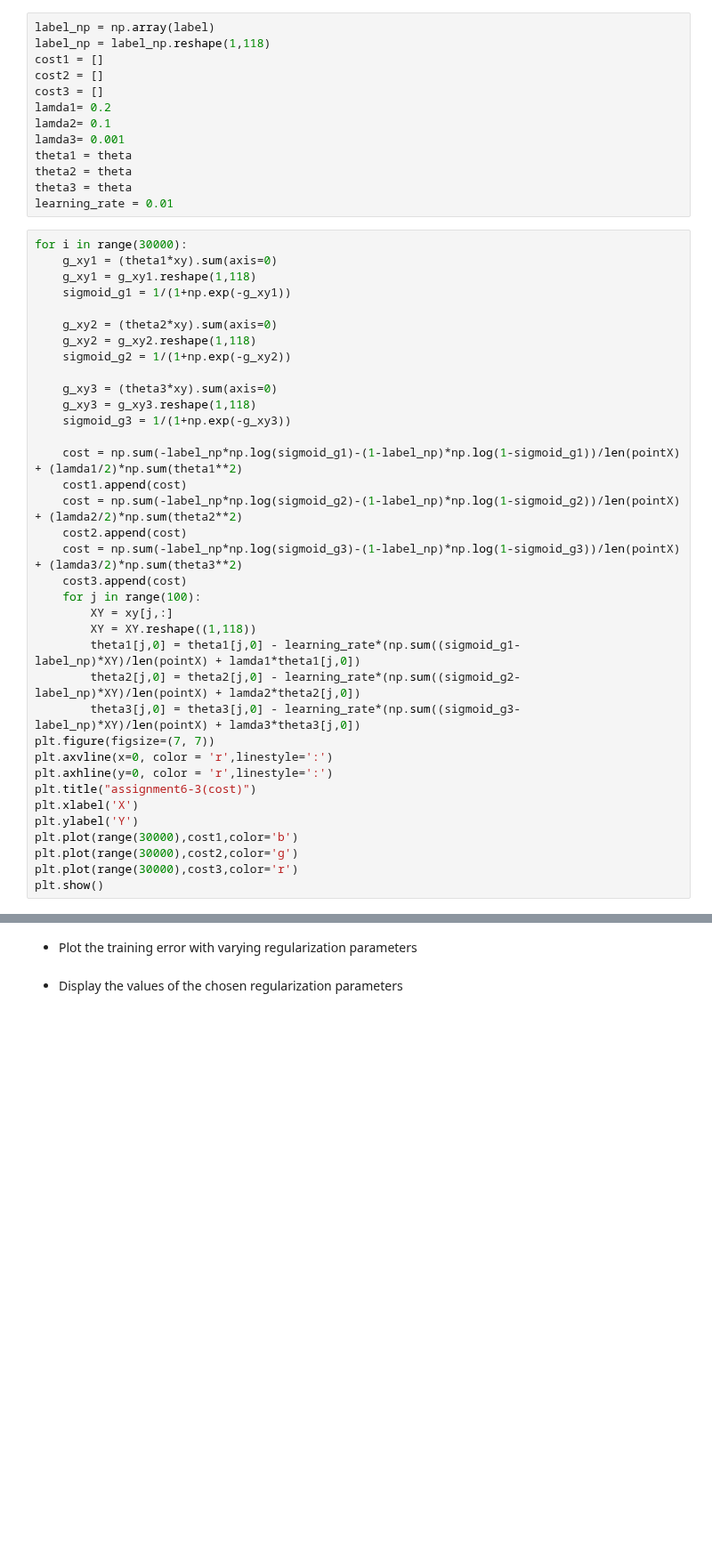
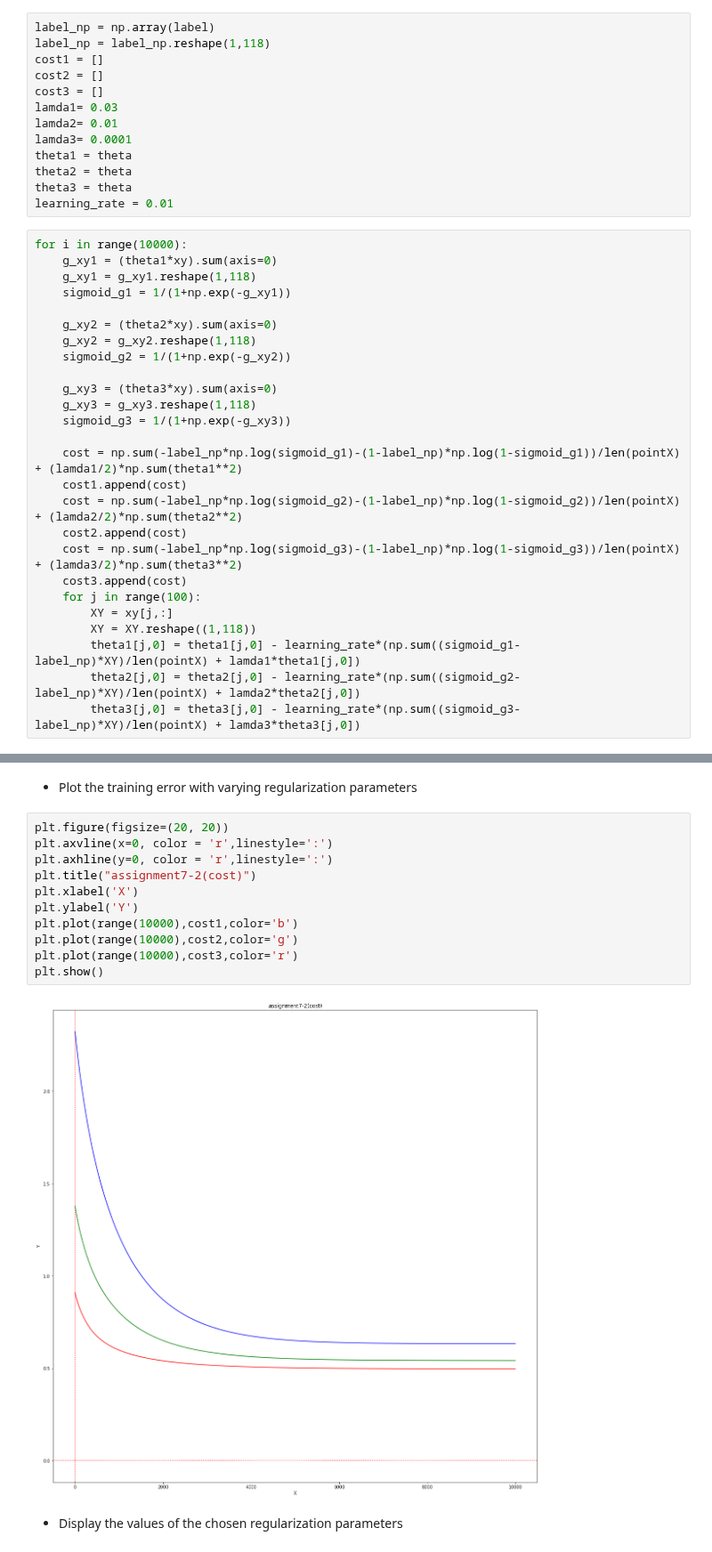
Before and after one commit to ChanWoongJeon/machinelearning, a Jupyter notebook: assignment7.ipynb, the cells around one changed output, grey strips where cells are left out. Shown at 89% size. Drawn from its saved outputs; the diff is of its cells as text; blank space fills up the shorter version.

```diff
--- a/assignment7.ipynb
+++ b/assignment7.ipynb
@@ -36,15 +30,15 @@ label_np = label_np.reshape(1,118)
 cost1 = []
 cost2 = []
 cost3 = []
-lamda1= 0.2
-lamda2= 0.1
-lamda3= 0.001
+lamda1= 0.03
+lamda2= 0.01
+lamda3= 0.0001
 theta1 = theta
 theta2 = theta
 theta3 = theta
 learning_rate = 0.01
 # %%
-for i in range(30000):
+for i in range(10000):
     g_xy1 = (theta1*xy).sum(axis=0)
     g_xy1 = g_xy1.reshape(1,118)
     sigmoid_g1 = 1/(1+np.exp(-g_xy1))
@@ -69,16 +63,6 @@ for i in range(30000):
         theta1[j,0] = theta1[j,0] - learning_rate*(np.sum((sigmoid_g1-label_np)*XY)/len(pointX) + lamda1*theta1[j,0])
         theta2[j,0] = theta2[j,0] - learning_rate*(np.sum((sigmoid_g2-label_np)*XY)/len(pointX) + lamda2*theta2[j,0])
         theta3[j,0] = theta3[j,0] - learning_rate*(np.sum((sigmoid_g3-label_np)*XY)/len(pointX) + lamda3*theta3[j,0])
-plt.figure(figsize=(7, 7))
-plt.axvline(x=0, color = 'r',linestyle=':')
-plt.axhline(y=0, color = 'r',linestyle=':')
-plt.title("assignment6-3(cost)")
-plt.xlabel('X')
-plt.ylabel('Y')
-plt.plot(range(30000),cost1,color='b')
-plt.plot(range(30000),cost2,color='g')
-plt.plot(range(30000),cost3,color='r')
-plt.show()
 # %% [markdown]
 # conclusion
 # %% [markdown]
@@ -94,5 +78,18 @@ plt.show()
 [figure]
 # %% [markdown]
 - Plot the training error with varying regularization parameters
+# %%
+plt.figure(figsize=(20, 20))
+plt.axvline(x=0, color = 'r',linestyle=':')
+plt.axhline(y=0, color = 'r',linestyle=':')
+plt.title("assignment7-2(cost)")
+plt.xlabel('X')
+plt.ylabel('Y')
+plt.plot(range(10000),cost1,color='b')
+plt.plot(range(10000),cost2,color='g')
+plt.plot(range(10000),cost3,color='r')
+plt.show()
+# %% [output]
+[figure, added]
 # %% [markdown]
 - Display the values of the chosen regularization parameters
```
Also changed, not shown: parts of 3 cells of this notebook.
